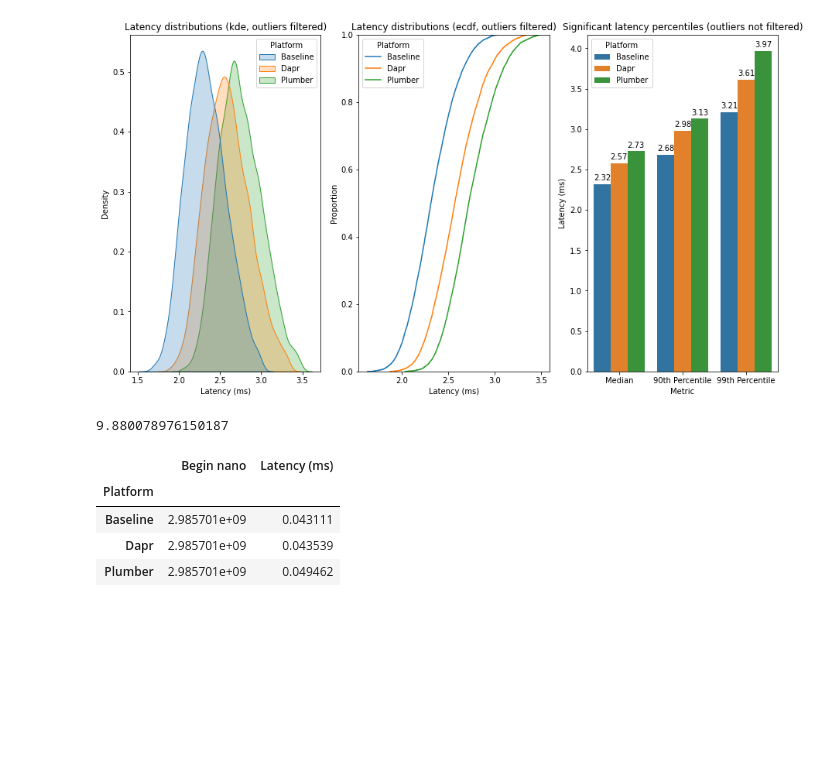
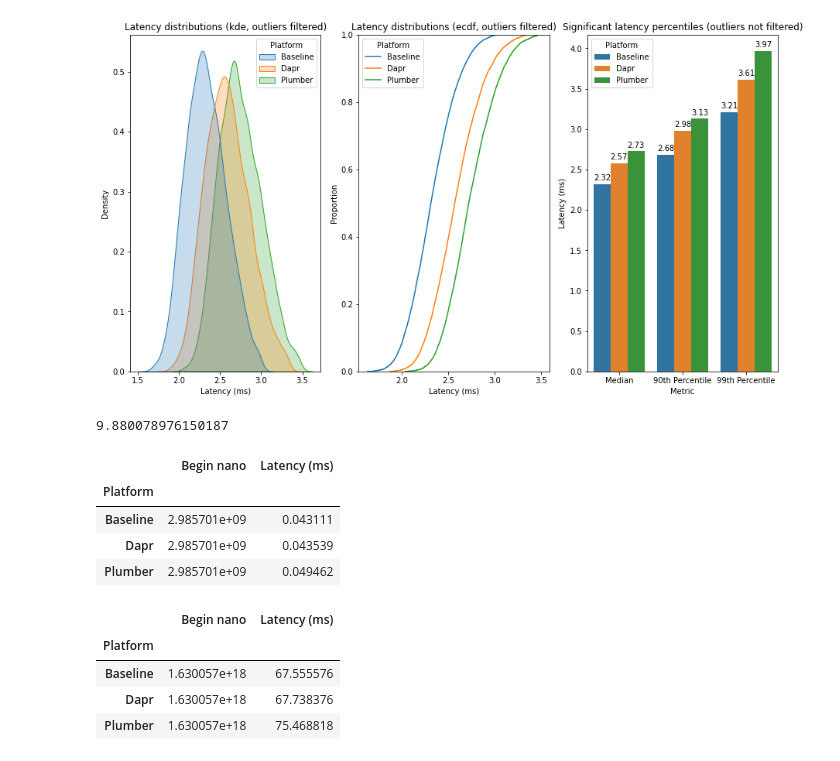
Before and after one commit to VerstraeteBert/plumber, a Jupyter notebook: benchmarks/sidecarlatency/visualization/vis_100.ipynb, the cells around one changed output. Cells and saved outputs as stored; diff of their text form; code cells hidden in the pictures; blank space fills up the shorter version.

```diff
--- a/benchmarks/sidecarlatency/visualization/vis_100.ipynb
+++ b/benchmarks/sidecarlatency/visualization/vis_100.ipynb
@@ -198,0 +199,8 @@ outliers = df[df["Latency (ms)"] > 5]
+# %%
+df.groupby(["Platform"]).quantile(0.9995)
+# %% [output]
+|  | Begin nano | Latency (ms) |
+| Platform |  |  |
+| Baseline | 1.630057e+18 | 67.555576 |
+| Dapr | 1.630057e+18 | 67.738376 |
+| Plumber | 1.630057e+18 | 75.468818 |
```
Also changed, not shown: parts of 5 cells of this notebook, 4 other files.
